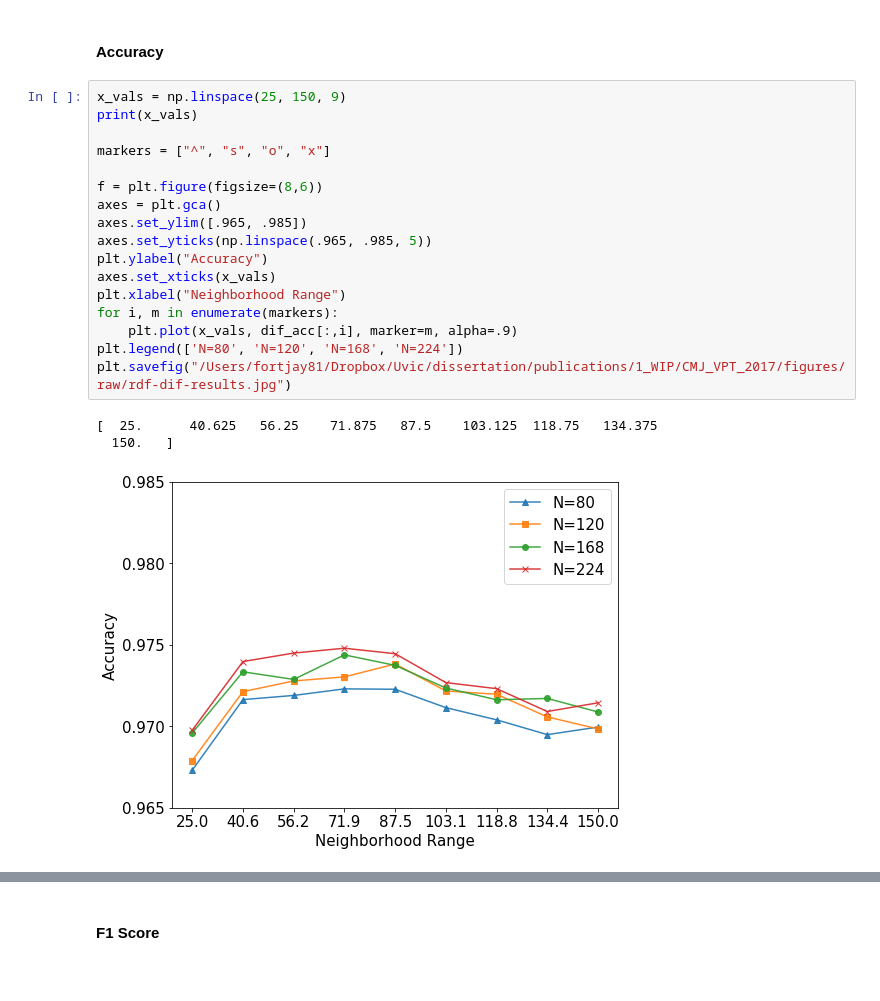
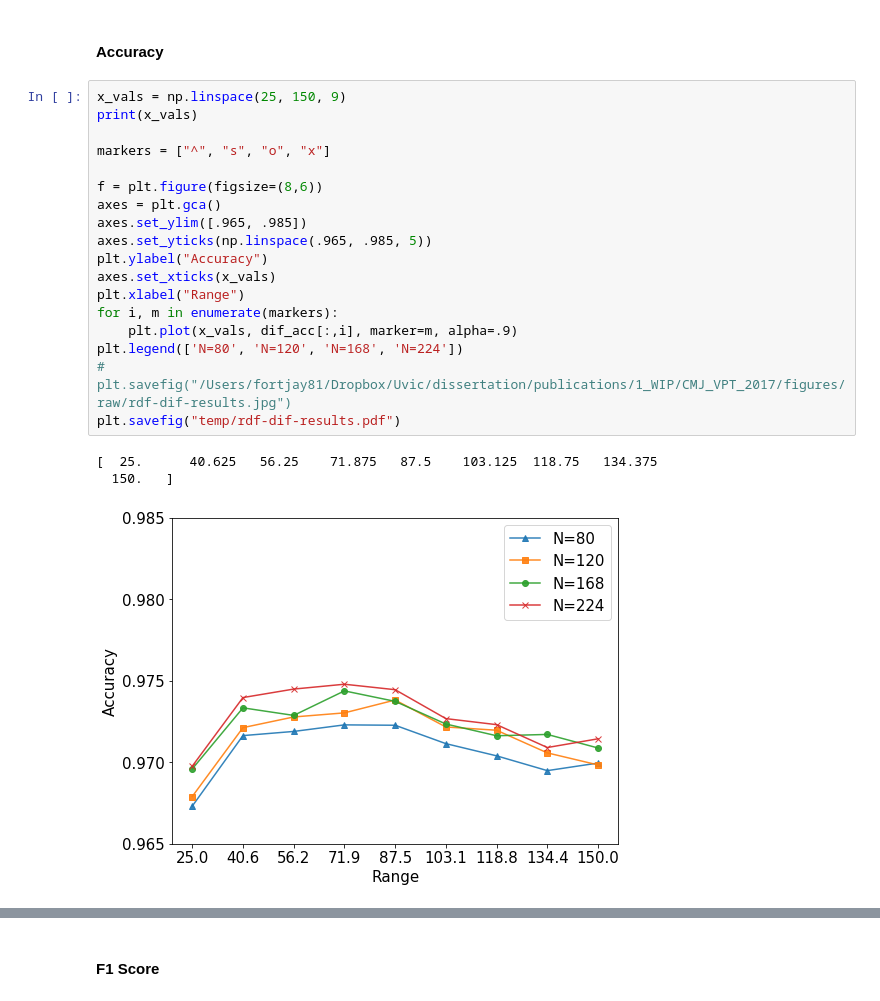
Before and after one commit to davidsjohnson/VPT2, a Jupyter notebook: CMJ Stuff.ipynb, the cells around one changed output, grey strips where cells are left out. Cells and saved outputs as stored; diff of their text form.

```diff
--- a/CMJ Stuff.ipynb
+++ b/CMJ Stuff.ipynb
@@ -202,24 +211,25 @@ mpl.rc('font', **font)
 # %%
 x_vals = np.linspace(25, 150, 9)
 print(x_vals)
 
 markers = ["^", "s", "o", "x"]
 
 f = plt.figure(figsize=(8,6))
 axes = plt.gca()
 axes.set_ylim([.965, .985])
 axes.set_yticks(np.linspace(.965, .985, 5))
 plt.ylabel("Accuracy")
 axes.set_xticks(x_vals)
-plt.xlabel("Neighborhood Range")
+plt.xlabel("Range")
 for i, m in enumerate(markers):
     plt.plot(x_vals, dif_acc[:,i], marker=m, alpha=.9)
 plt.legend(['N=80', 'N=120', 'N=168', 'N=224'])
-plt.savefig("/Users/fortjay81/Dropbox/Uvic/dissertation/publications/1_WIP/CMJ_VPT_2017/figures/raw/rdf-dif-results.jpg")
+# plt.savefig("/Users/fortjay81/Dropbox/Uvic/dissertation/publications/1_WIP/CMJ_VPT_2017/figures/raw/rdf-dif-results.jpg")
+plt.savefig("temp/rdf-dif-results.pdf")
 # %% [output]
 [  25.      40.625   56.25    71.875   87.5    103.125  118.75   134.375
   150.   ]
-[figure, old version]
+[figure, new version]
 # %%
 x_vals = np.linspace(.1, .3, 9)
 print(x_vals)
```
Also changed, not shown: parts of 8 cells of this notebook, 17 other files.
